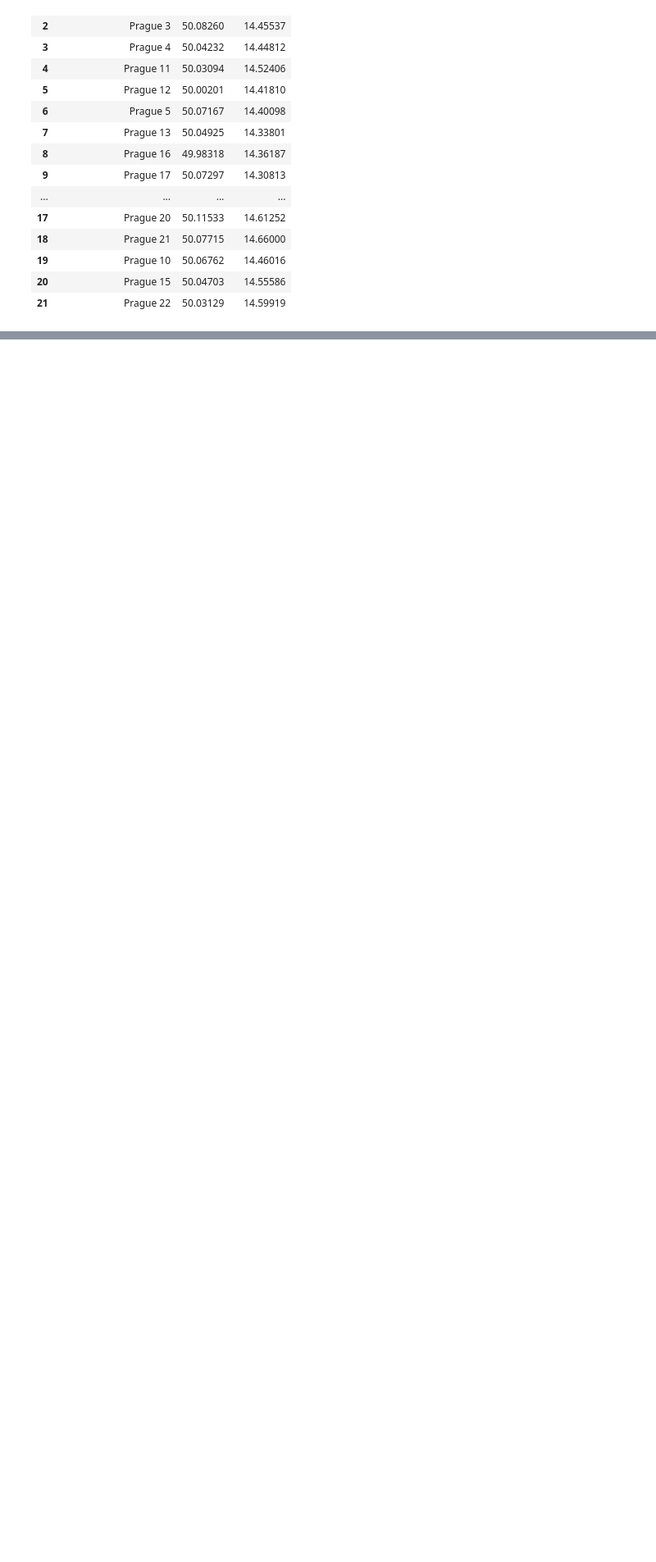
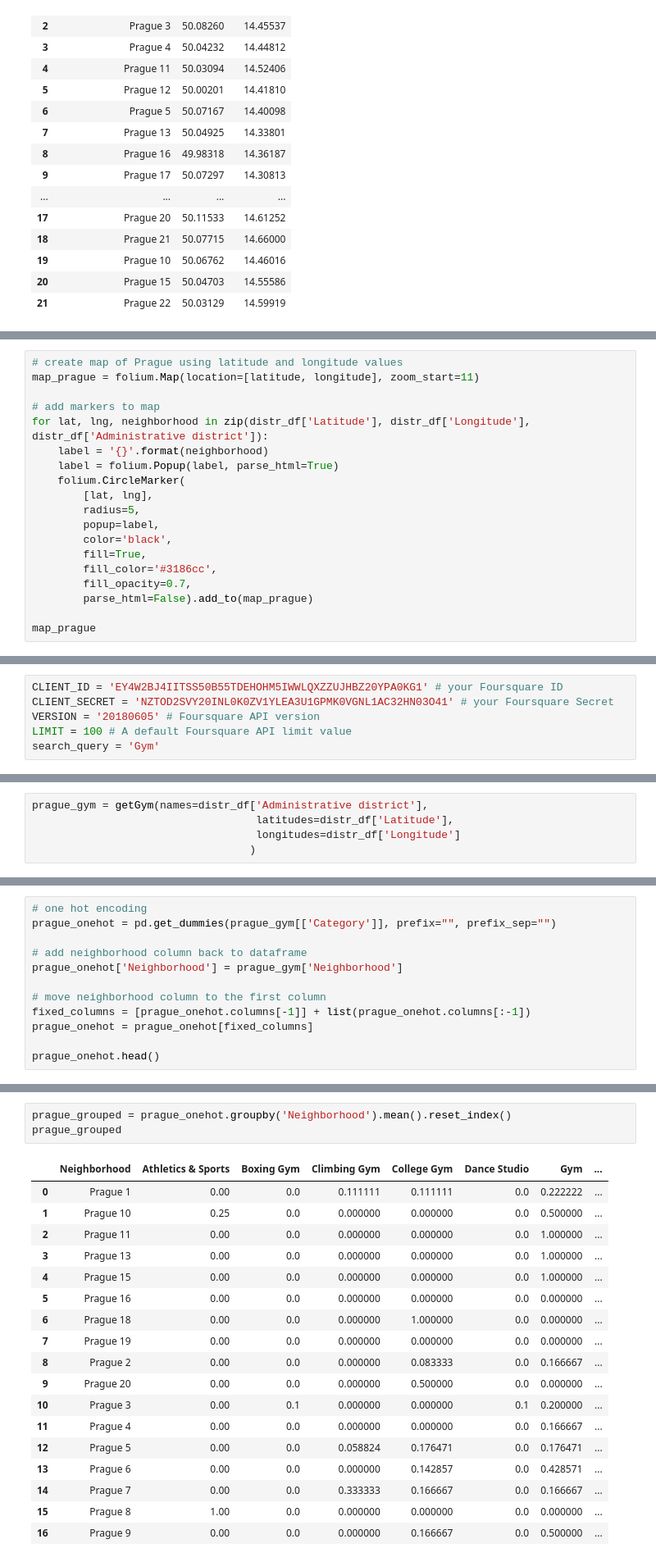
Before and after one commit to DMBabich/Coursera_Capstone, a Jupyter notebook: Final_Capstone/Rus-test.ipynb, the cells around one changed output, grey strips where cells are left out. Shown at 82% size. Saved outputs shown, nothing was run; the diff lists cells and outputs as text; blank space fills up the shorter version.

```diff
--- a/Final_Capstone/Rus-test.ipynb
+++ b/Final_Capstone/Rus-test.ipynb
@@ -195,0 +147,19 @@ longitude = lat_lng_coords[1]
+# %%
+# create map of Prague using latitude and longitude values
+map_prague = folium.Map(location=[latitude, longitude], zoom_start=11)
+
+# add markers to map
+for lat, lng, neighborhood in zip(distr_df['Latitude'], distr_df['Longitude'], distr_df['Administrative district']):
+    label = '{}'.format(neighborhood)
+    label = folium.Popup(label, parse_html=True)
+    folium.CircleMarker(
+        [lat, lng],
+        radius=5,
+        popup=label,
+        color='black',
+        fill=True,
+        fill_color='#3186cc',
+        fill_opacity=0.7,
+        parse_html=False).add_to(map_prague)
+
+map_prague
@@ -195,0 +170,6 @@ longitude = lat_lng_coords[1]
+# %%
+CLIENT_ID = 'EY4W2BJ4IITSS50B55TDEHOHM5IWWLQXZZUJHBZ20YPA0KG1' # your Foursquare ID
+CLIENT_SECRET = 'NZTOD2SVY20INL0K0ZV1YLEA3U1GPMK0VGNL1AC32HN03O41' # your Foursquare Secret
+VERSION = '20180605' # Foursquare API version
+LIMIT = 100 # A default Foursquare API limit value
+search_query = 'Gym'
@@ -195,0 +217,5 @@ longitude = lat_lng_coords[1]
+# %%
+prague_gym = getGym(names=distr_df['Administrative district'],
+                                   latitudes=distr_df['Latitude'],
+                                   longitudes=distr_df['Longitude']
+                                  )
@@ -195,0 +285,12 @@ longitude = lat_lng_coords[1]
+# %%
+# one hot encoding
+prague_onehot = pd.get_dummies(prague_gym[['Category']], prefix="", prefix_sep="")
+
+# add neighborhood column back to dataframe
+prague_onehot['Neighborhood'] = prague_gym['Neighborhood']
+
+# move neighborhood column to the first column
+fixed_columns = [prague_onehot.columns[-1]] + list(prague_onehot.columns[:-1])
+prague_onehot = prague_onehot[fixed_columns]
+
+prague_onehot.head()
@@ -195,0 +310,22 @@ longitude = lat_lng_coords[1]
+# %%
+prague_grouped = prague_onehot.groupby('Neighborhood').mean().reset_index()
+prague_grouped
+# %% [output]
+|  | Neighborhood | Athletics & Sports | Boxing Gym | Climbing Gym | College Gym | Dance Studio | Gym | ... |
+| 0 | Prague 1 | 0.00 | 0.0 | 0.111111 | 0.111111 | 0.0 | 0.222222 | ... |
+| 1 | Prague 10 | 0.25 | 0.0 | 0.000000 | 0.000000 | 0.0 | 0.500000 | ... |
+| 2 | Prague 11 | 0.00 | 0.0 | 0.000000 | 0.000000 | 0.0 | 1.000000 | ... |
+| 3 | Prague 13 | 0.00 | 0.0 | 0.000000 | 0.000000 | 0.0 | 1.000000 | ... |
+| 4 | Prague 15 | 0.00 | 0.0 | 0.000000 | 0.000000 | 0.0 | 1.000000 | ... |
+| 5 | Prague 16 | 0.00 | 0.0 | 0.000000 | 0.000000 | 0.0 | 0.000000 | ... |
+| 6 | Prague 18 | 0.00 | 0.0 | 0.000000 | 1.000000 | 0.0 | 0.000000 | ... |
+| 7 | Prague 19 | 0.00 | 0.0 | 0.000000 | 0.000000 | 0.0 | 0.000000 | ... |
+| 8 | Prague 2 | 0.00 | 0.0 | 0.000000 | 0.083333 | 0.0 | 0.166667 | ... |
+| 9 | Prague 20 | 0.00 | 0.0 | 0.000000 | 0.500000 | 0.0 | 0.000000 | ... |
+| 10 | Prague 3 | 0.00 | 0.1 | 0.000000 | 0.000000 | 0.1 | 0.200000 | ... |
+| 11 | Prague 4 | 0.00 | 0.0 | 0.000000 | 0.000000 | 0.0 | 0.166667 | ... |
+| 12 | Prague 5 | 0.00 | 0.0 | 0.058824 | 0.176471 | 0.0 | 0.176471 | ... |
+| 13 | Prague 6 | 0.00 | 0.0 | 0.000000 | 0.142857 | 0.0 | 0.428571 | ... |
+| 14 | Prague 7 | 0.00 | 0.0 | 0.333333 | 0.166667 | 0.0 | 0.166667 | ... |
+| 15 | Prague 8 | 1.00 | 0.0 | 0.000000 | 0.000000 | 0.0 | 0.000000 | ... |
+| 16 | Prague 9 | 0.00 | 0.0 | 0.000000 | 0.166667 | 0.0 | 0.500000 | ... |
```
Also changed, not shown: parts of 42 cells of this notebook.
